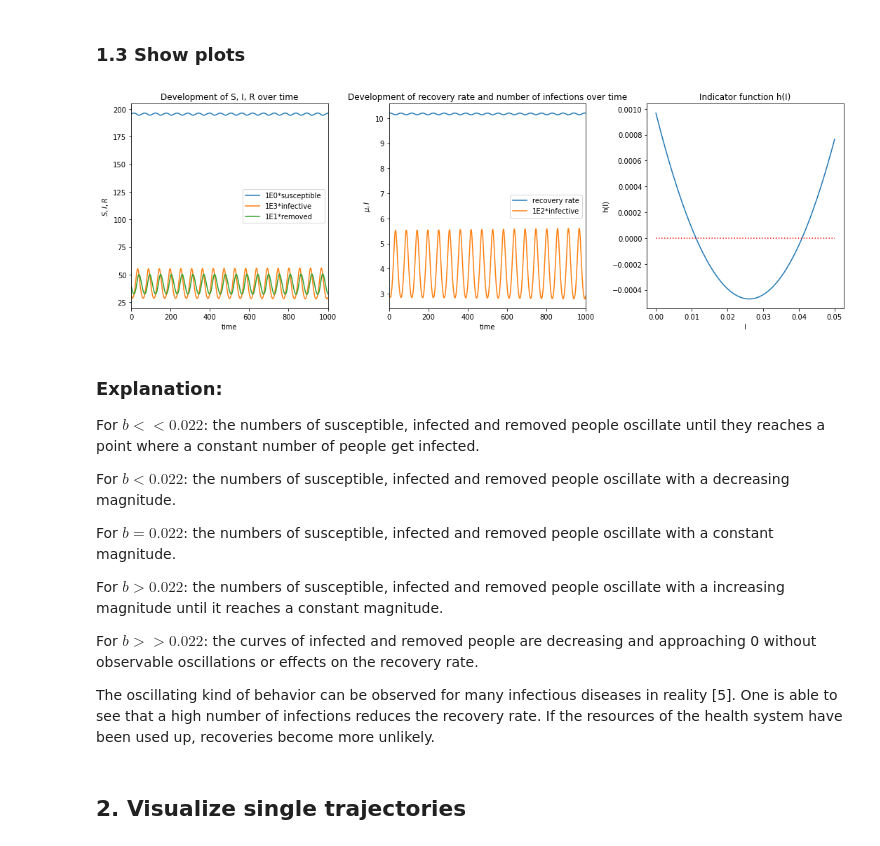
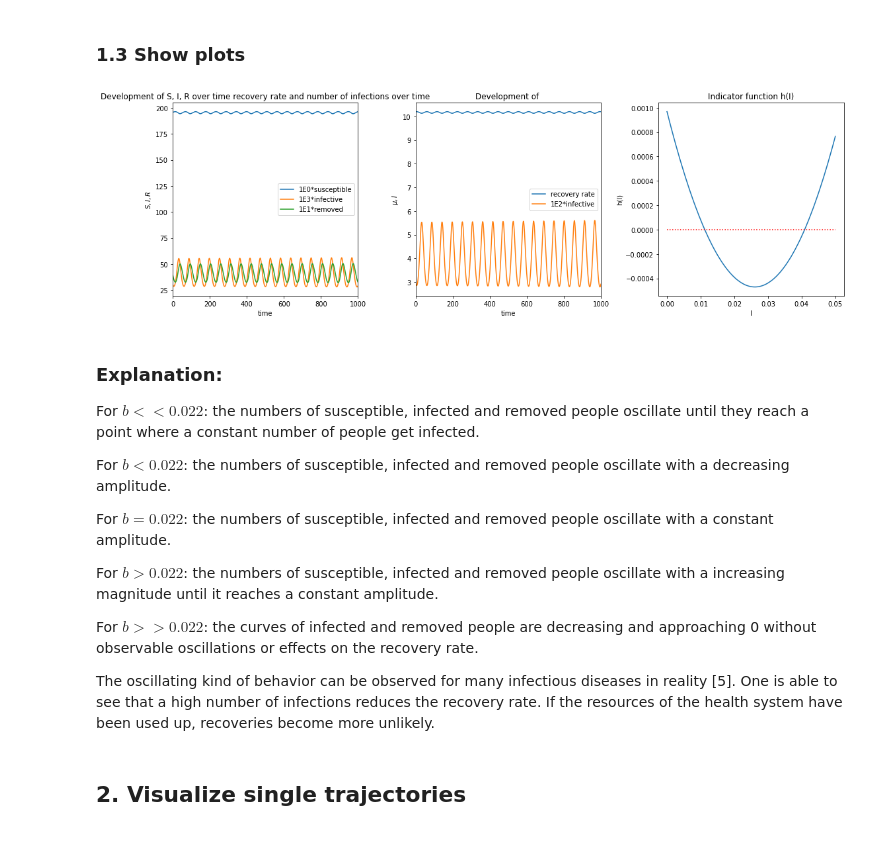
Before and after one commit to sonmikrafft-uni-MLCMS/ex3, a Jupyter notebook: task_5.ipynb, the cells around one changed output. Cells and saved outputs as stored; diff of their text form; code cells hidden in the pictures.

```diff
--- a/task_5.ipynb
+++ b/task_5.ipynb
@@ -63,43 +63,43 @@ sol = solve_ivp(
 # %%
 fig, ax = plt.subplots(1, 3, figsize=(15, 5))
 
 ax[0].plot(sol.t, sol.y[0] - 0 * sol.y[0][0], label="1E0*susceptible")
 ax[0].plot(sol.t, 1e3 * sol.y[1] - 0 * sol.y[1][0], label="1E3*infective")
 ax[0].plot(sol.t, 1e1 * sol.y[2] - 0 * sol.y[2][0], label="1E1*removed")
 ax[0].set_xlim([0, t_end])
-ax[0].set_title("Development of S, I, R over time")
+ax[0].set_title("Development of S, I, R over time recovery rate and number of infections over time")
 ax[0].legend()
 ax[0].set_xlabel("time")
 ax[0].set_ylabel(r"$S,I,R$")
 
 
 ax[1].plot(sol.t, sir.mu(b, sol.y[1], mu0, mu1), label="recovery rate")
 ax[1].plot(sol.t, 1e2 * sol.y[1], label="1E2*infective")
 ax[1].set_xlim([0, t_end])
-ax[1].set_title("Development of recovery rate and number of infections over time")
+ax[1].set_title("Development of ")
 ax[1].legend()
 ax[1].set_xlabel("time")
 ax[1].set_ylabel(r"$\mu,I$")
 
 I_h = np.linspace(-0.0, 0.05, 100)
 ax[2].plot(I_h, sir.h(I_h, mu0, mu1, beta, A, d, nu, b))
 ax[2].plot(I_h, 0 * I_h, "r:")
 ax[2].set_title("Indicator function h(I)")
 ax[2].set_xlabel("I")
 ax[2].set_ylabel("h(I)")
 
 fig.tight_layout()
 # %% [output]
-[figure, old version]
+[figure, new version]
 # %% [markdown]
 ### Explanation:
-For $b << 0.022$: the numbers of susceptible, infected and removed people oscillate until they reaches a point where a constant number of people get infected.
+For $b << 0.022$: the numbers of susceptible, infected and removed people oscillate until they reach a point where a constant number of people get infected.
 
-For $b<0.022$: the numbers of susceptible, infected and removed people oscillate with a decreasing magnitude.
+For $b<0.022$: the numbers of susceptible, infected and removed people oscillate with a decreasing amplitude.
 
-For $b = 0.022$: the numbers of susceptible, infected and removed people oscillate with a constant magnitude.
+For $b = 0.022$: the numbers of susceptible, infected and removed people oscillate with a constant amplitude.
 
-For $b>0.022$: the numbers of susceptible, infected and removed people oscillate with a increasing magnitude until it reaches a constant magnitude.
+For $b>0.022$: the numbers of susceptible, infected and removed people oscillate with a increasing magnitude until it reaches a constant amplitude.
 
 For $b>>0.022$: the curves of infected and removed people are decreasing and approaching 0 without observable oscillations or effects on the recovery rate.
 
```
Also changed, not shown: parts of 8 cells of this notebook.
